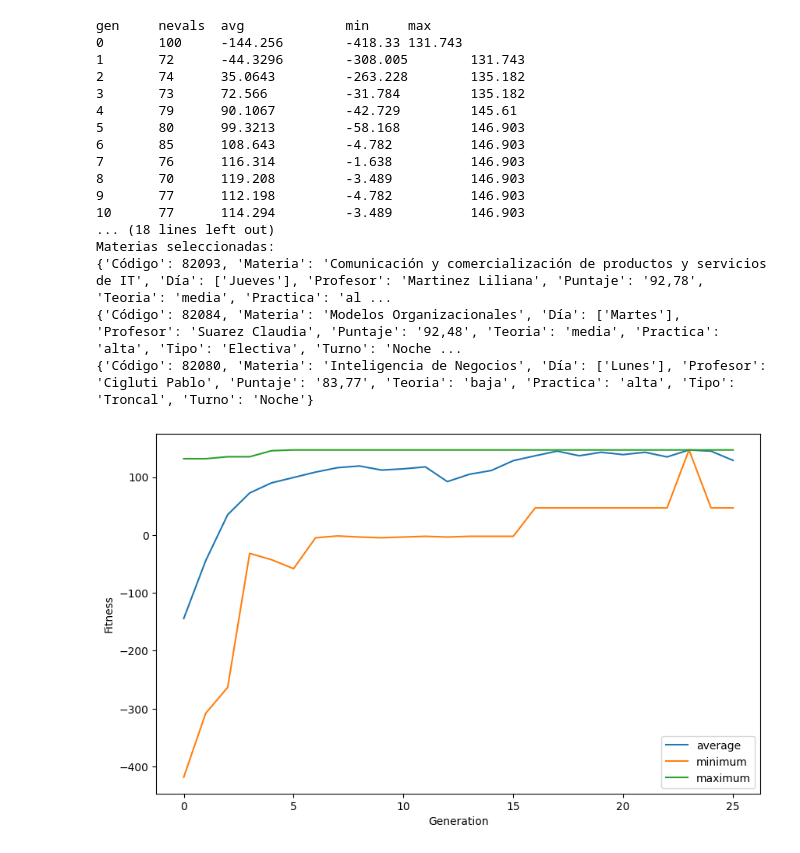
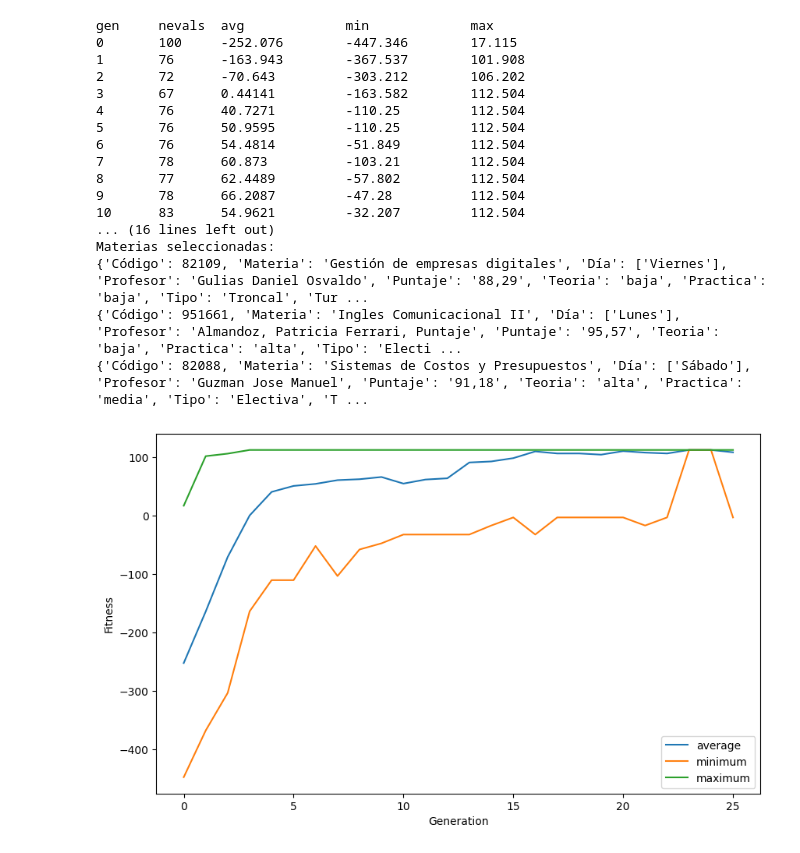
Before and after one commit to peyk0v/IA---Genetic-Algorithm, a Jupyter notebook: src/jupiter-code.ipynb, the cells around one changed output. Saved outputs shown, nothing was run; the diff lists cells and outputs as text; code cells hidden in the pictures.

```diff
--- a/src/jupiter-code.ipynb
+++ b/src/jupiter-code.ipynb
@@ -19,17 +19,21 @@ def setup_deap():
 
 setup_deap()
 
+# Elecciones del Alumno
+dias_libres = ["Lunes", "Viernes", "Sábado"]
+preferencia_carga = "Practica"
+cantidad_materias = 3
+
+# Crea la caja de herramientas
 toolbox = base.Toolbox()
 toolbox.register("attr_materia", random.choice, data["Código"].tolist())
 toolbox.register(
-    "individual", tools.initRepeat, creator.Individual, toolbox.attr_materia, n=3
+    "individual", tools.initRepeat, creator.Individual, toolbox.attr_materia, n=cantidad_materias
 )
 toolbox.register("population", tools.initRepeat, list, toolbox.individual)
 
 
-# Elecciones del Alumno
-dias_libres = ["Lunes", "Martes", "Jueves", "Sábado"]
-preferencia_carga = "Practica"
+
 
 
 # Define la función de aptitud
@@ -218,47 +222,47 @@ def main():
 
     return pop, log, hof
 
 
 if __name__ == "__main__":
     pop, log, hof = main()
     best_ind = hof[0]
     print("Best individual is %s, %s" % (best_ind, best_ind.fitness.values))
     materias = get_materias(best_ind)
     print("Materias seleccionadas:")
     for materia in materias:
         print(materia)
 
     gen = log.select("gen")
     avg = log.select("avg")
     min_ = log.select("min")
     max_ = log.select("max")
 
     plt.figure(figsize=(10, 6))
     plt.plot(gen, avg, label="average")
     plt.plot(gen, min_, label="minimum")
     plt.plot(gen, max_, label="maximum")
     plt.xlabel("Generation")
     plt.ylabel("Fitness")
     plt.legend(loc="lower right")
 
 
     plt.show()
 # %% [output]
-gen     nevals  avg             min     max
-0       100     -144.256        -418.33 131.743
-1       72      -44.3296        -308.005        131.743
-2       74      35.0643         -263.228        135.182
-3       73      72.566          -31.784         135.182
-4       79      90.1067         -42.729         145.61
-5       80      99.3213         -58.168         146.903
-6       85      108.643         -4.782          146.903
-7       76      116.314         -1.638          146.903
-8       70      119.208         -3.489          146.903
-9       77      112.198         -4.782          146.903
-10      77      114.294         -3.489          146.903
-... (18 lines left out)
+gen     nevals  avg             min             max
+0       100     -252.076        -447.346        17.115
+1       76      -163.943        -367.537        101.908
+2       72      -70.643         -303.212        106.202
+3       67      0.44141         -163.582        112.504
+4       76      40.7271         -110.25         112.504
+5       76      50.9595         -110.25         112.504
+6       76      54.4814         -51.849         112.504
+7       78      60.873          -103.21         112.504
+8       77      62.4489         -57.802         112.504
+9       78      66.2087         -47.28          112.504
+10      83      54.9621         -32.207         112.504
+... (16 lines left out)
 Materias seleccionadas:
-{'Código': 82093, 'Materia': 'Comunicación y comercialización de productos y servicios de IT', 'Día': ['Jueves'], 'Profesor': 'Martinez Liliana', 'Puntaje': '92,78', 'Teoria': 'media', 'Practica': 'al ...
-{'Código': 82084, 'Materia': 'Modelos Organizacionales', 'Día': ['Martes'], 'Profesor': 'Suarez Claudia', 'Puntaje': '92,48', 'Teoria': 'media', 'Practica': 'alta', 'Tipo': 'Electiva', 'Turno': 'Noche ...
-{'Código': 82080, 'Materia': 'Inteligencia de Negocios', 'Día': ['Lunes'], 'Profesor': 'Cigluti Pablo', 'Puntaje': '83,77', 'Teoria': 'baja', 'Practica': 'alta', 'Tipo': 'Troncal', 'Turno': 'Noche'}
+{'Código': 82109, 'Materia': 'Gestión de empresas digitales', 'Día': ['Viernes'], 'Profesor': 'Gulias Daniel Osvaldo', 'Puntaje': '88,29', 'Teoria': 'baja', 'Practica': 'baja', 'Tipo': 'Troncal', 'Tur ...
+{'Código': 951661, 'Materia': 'Ingles Comunicacional II', 'Día': ['Lunes'], 'Profesor': 'Almandoz, Patricia Ferrari, Puntaje', 'Puntaje': '95,57', 'Teoria': 'baja', 'Practica': 'alta', 'Tipo': 'Electi ...
+{'Código': 82088, 'Materia': 'Sistemas de Costos y Presupuestos', 'Día': ['Sábado'], 'Profesor': 'Guzman Jose Manuel', 'Puntaje': '91,18', 'Teoria': 'alta', 'Practica': 'media', 'Tipo': 'Electiva', 'T ...
-[figure, old version]
+[figure, new version]
```
